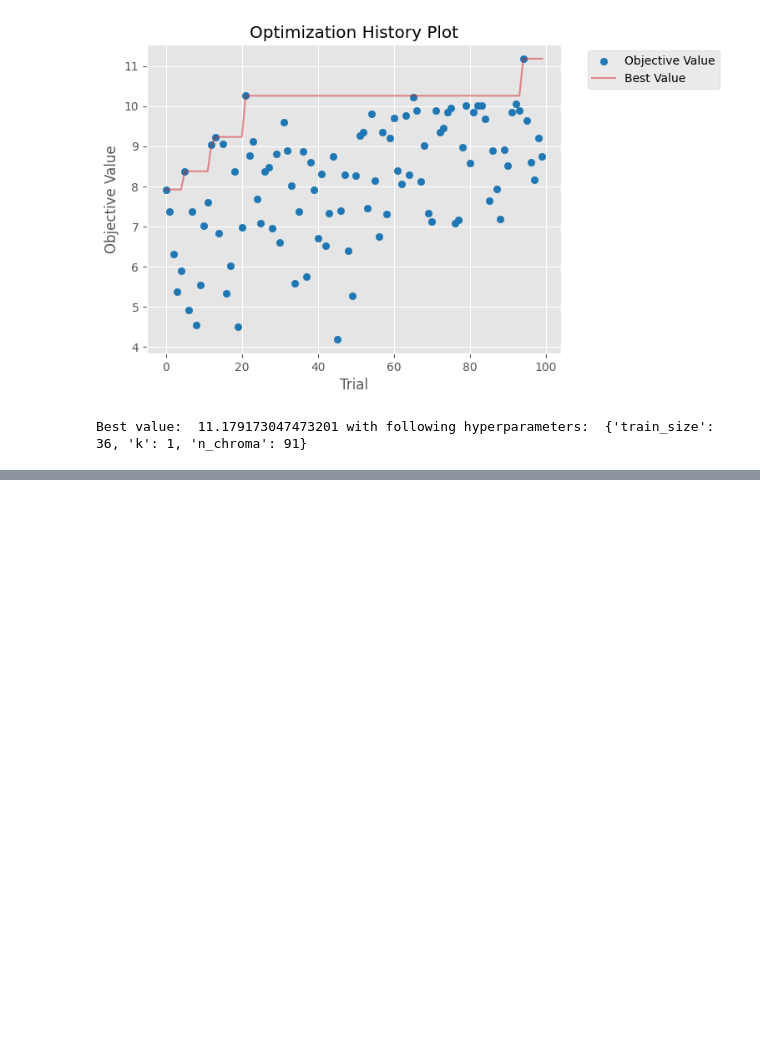
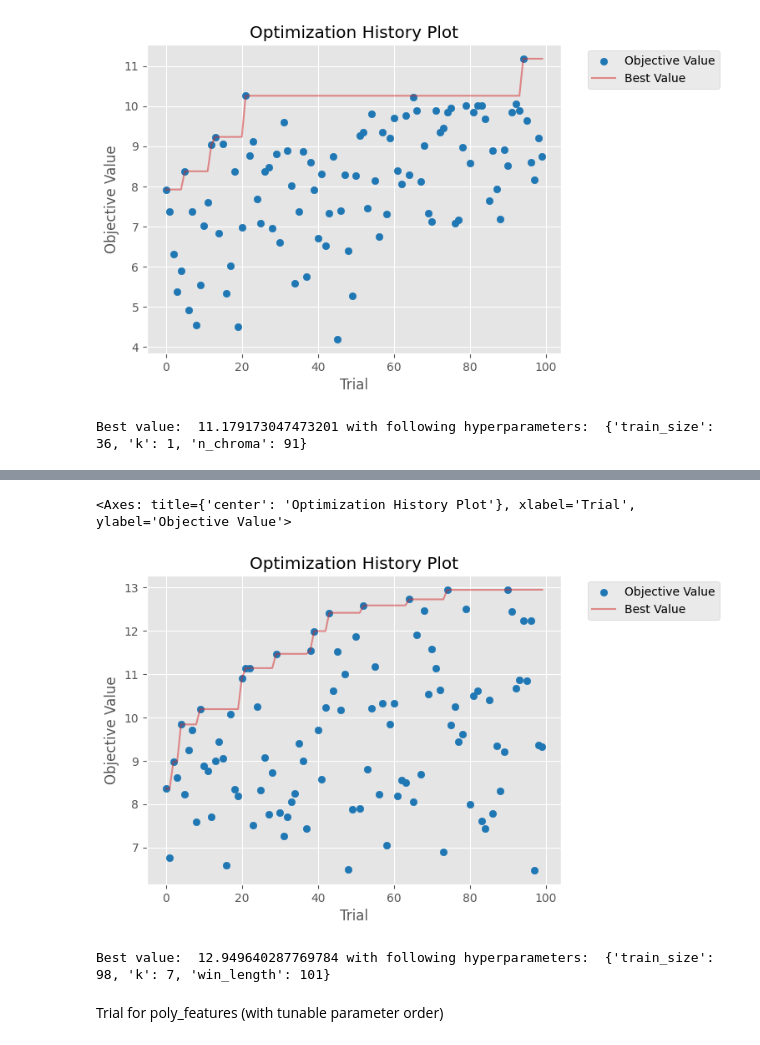
Before and after one commit to TMarszalek129/SpeechClasification, a Jupyter notebook: Speech_Class.ipynb, the cells around one changed output, grey strips where cells are left out. Saved outputs shown, nothing was run; the diff lists cells and outputs as text; code cells hidden in the pictures; blank space fills up the shorter version.

```diff
--- a/Speech_Class.ipynb
+++ b/Speech_Class.ipynb
@@ -235,0 +249,20 @@ Best value:  11.179173047473201 with following hyperparameters:  {'train_size':
+# %%
+def objective(trial):
+    params = {
+        'train_size' : trial.suggest_int('train_size', 1, 100),
+        'k' : trial.suggest_int('k', 1, 10),
+        'win_length' : trial.suggest_int('win_length', 100, 1000),
+        'test_size' : 10, #Fixed
+        'extractor' : 'tempogram'
+     }
+
+    model, train_samples, train_labels, test_samples, test_labels = Speech_Classification(**params)
+    model.fit(train_samples, train_labels)
+
+    predicted_labels = model.predict(test_samples)
+    quality = np.sum(test_labels == predicted_labels) / len(test_labels) * 100
+
+    return quality
+
+study = optuna.create_study(direction = 'maximize')
+study.optimize(objective, n_trials = 100)
@@ -235,0 +287,11 @@ Best value:  11.179173047473201 with following hyperparameters:  {'train_size':
+# %%
+optuna.visualization.matplotlib.plot_optimization_history(study)
+# %% [output]
+<Axes: title={'center': 'Optimization History Plot'}, xlabel='Trial', ylabel='Objective Value'>
+[figure, added]
+# %%
+print("Best value: ", study.best_trial.value, "with following hyperparameters: ", study.best_trial.params)
+# %% [output]
+Best value:  12.949640287769784 with following hyperparameters:  {'train_size': 98, 'k': 7, 'win_length': 101}
+# %% [markdown]
+Trial for poly_features (with tunable parameter order)
```
Also changed, not shown: parts of 10 cells of this notebook.
